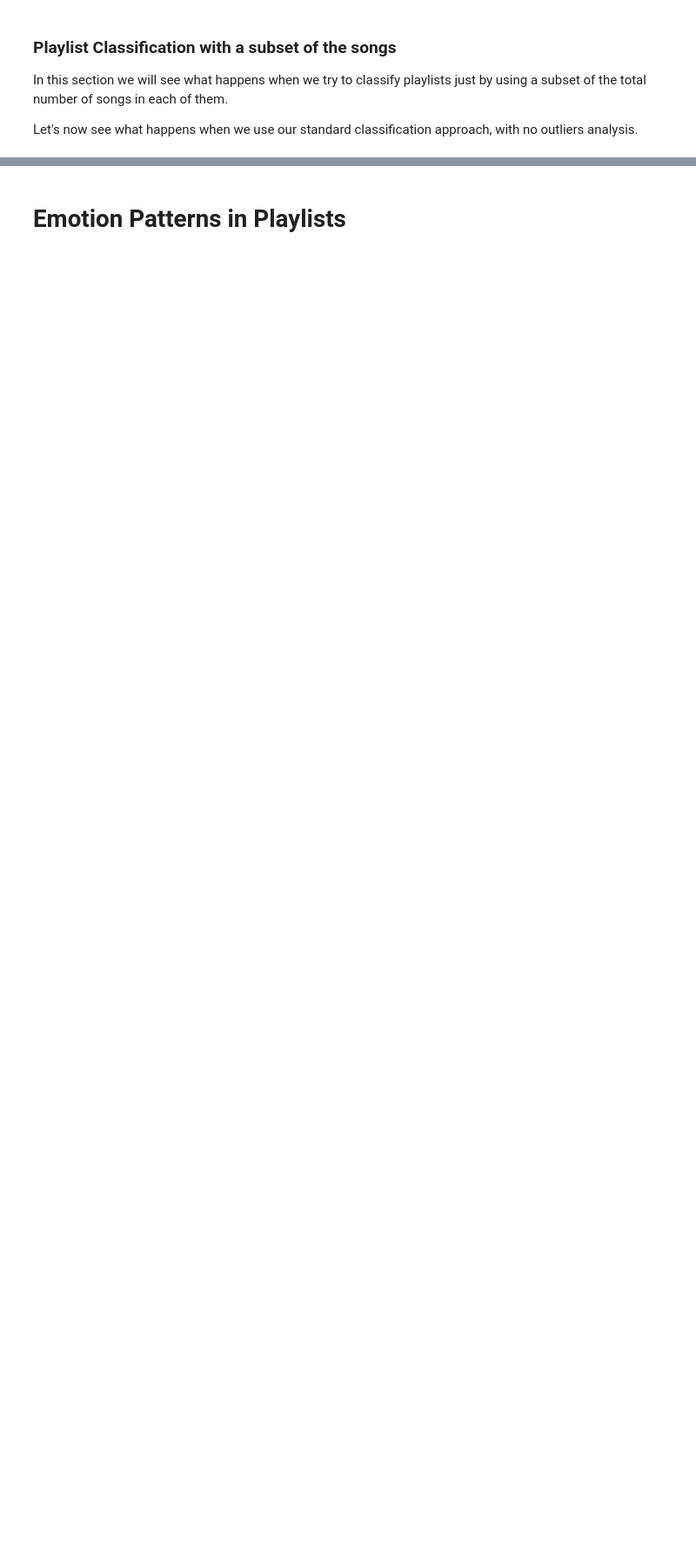
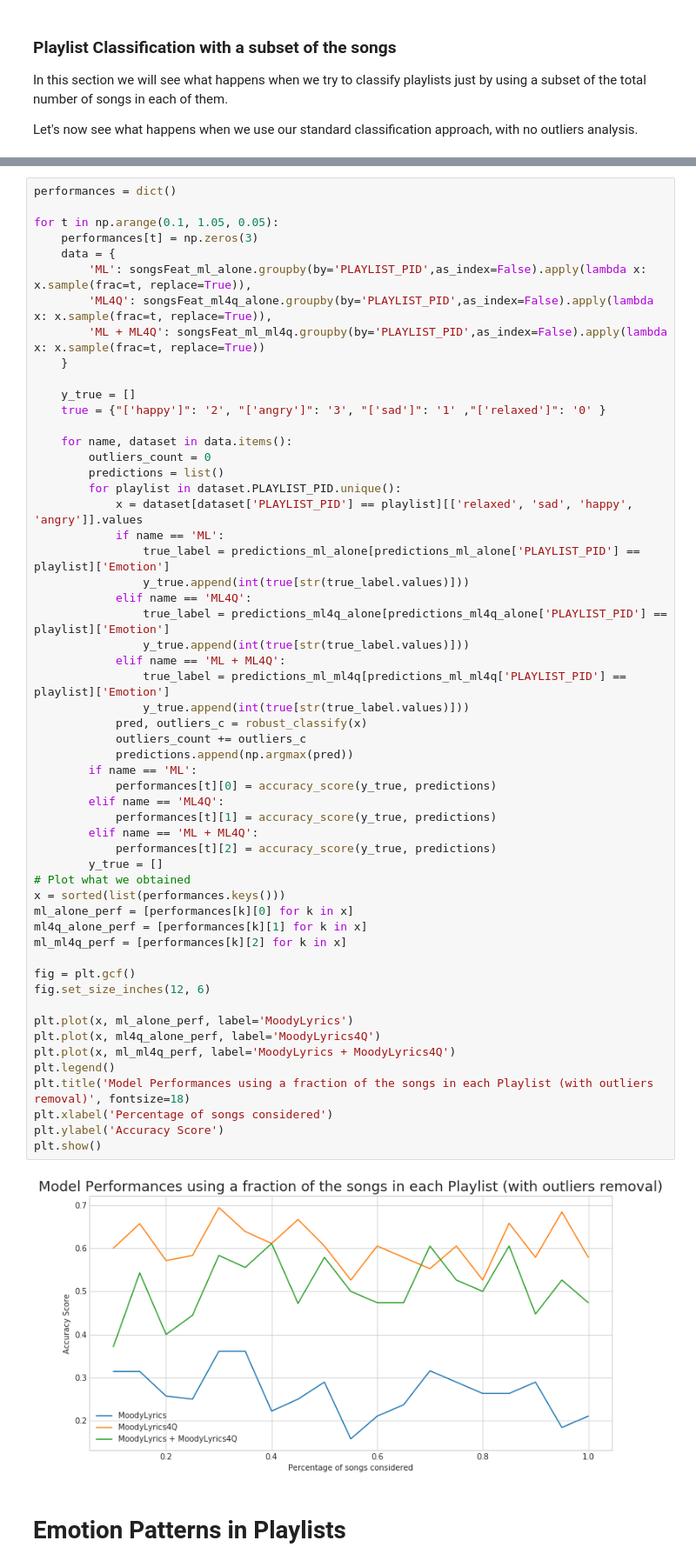
Before and after one commit to sgiammy/emotion-patterns-in-music-playlists, a Jupyter notebook: Notebook/5_Final_steps.ipynb, the cells around one changed output, grey strips where cells are left out. Shown at 87% size. Cells and saved outputs as stored; diff of their text form; blank space fills up the shorter version.

```diff
--- a/Notebook/5_Final_steps.ipynb
+++ b/Notebook/5_Final_steps.ipynb
@@ -1226,3 +1307,60 @@ plt.show()
+# %%
+performances = dict()
+
+for t in np.arange(0.1, 1.05, 0.05):
+    performances[t] = np.zeros(3)
+    data = {
+        'ML': songsFeat_ml_alone.groupby(by='PLAYLIST_PID',as_index=False).apply(lambda x: x.sample(frac=t, replace=True)),
+        'ML4Q': songsFeat_ml4q_alone.groupby(by='PLAYLIST_PID',as_index=False).apply(lambda x: x.sample(frac=t, replace=True)),
+        'ML + ML4Q': songsFeat_ml_ml4q.groupby(by='PLAYLIST_PID',as_index=False).apply(lambda x: x.sample(frac=t, replace=True))
+    }
+
+    y_true = []
+    true = {"['happy']": '2', "['angry']": '3', "['sad']": '1' ,"['relaxed']": '0' }
+
+    for name, dataset in data.items():
+        outliers_count = 0
+        predictions = list()
+        for playlist in dataset.PLAYLIST_PID.unique():
+            x = dataset[dataset['PLAYLIST_PID'] == playlist][['relaxed', 'sad', 'happy', 'angry']].values
+            if name == 'ML':
+                true_label = predictions_ml_alone[predictions_ml_alone['PLAYLIST_PID'] == playlist]['Emotion']
+                y_true.append(int(true[str(true_label.values)]))
+            elif name == 'ML4Q':
+                true_label = predictions_ml4q_alone[predictions_ml4q_alone['PLAYLIST_PID'] == playlist]['Emotion']
+                y_true.append(int(true[str(true_label.values)]))
+            elif name == 'ML + ML4Q':
+                true_label = predictions_ml_ml4q[predictions_ml_ml4q['PLAYLIST_PID'] == playlist]['Emotion']
+                y_true.append(int(true[str(true_label.values)]))
+            pred, outliers_c = robust_classify(x)
+            outliers_count += outliers_c
+            predictions.append(np.argmax(pred))
+        if name == 'ML':
+            performances[t][0] = accuracy_score(y_true, predictions)
+        elif name == 'ML4Q':
+            performances[t][1] = accuracy_score(y_true, predictions)
+        elif name == 'ML + ML4Q':
+            performances[t][2] = accuracy_score(y_true, predictions)
+        y_true = []
+# Plot what we obtained
+x = sorted(list(performances.keys()))
+ml_alone_perf = [performances[k][0] for k in x]
+ml4q_alone_perf = [performances[k][1] for k in x]
+ml_ml4q_perf = [performances[k][2] for k in x]
+
+fig = plt.gcf()
+fig.set_size_inches(12, 6)
+
+plt.plot(x, ml_alone_perf, label='MoodyLyrics')
+plt.plot(x, ml4q_alone_perf, label='MoodyLyrics4Q')
+plt.plot(x, ml_ml4q_perf, label='MoodyLyrics + MoodyLyrics4Q')
+plt.legend()
+plt.title('Model Performances using a fraction of the songs in each Playlist (with outliers removal)', fontsize=18)
+plt.xlabel('Percentage of songs considered')
+plt.ylabel('Accuracy Score')
+plt.show()
+# %% [output]
+[figure, added]
 # %% [markdown]
 # Emotion Patterns in Playlists
 # %%
```
Also changed, not shown: parts of 9 cells of this notebook.
